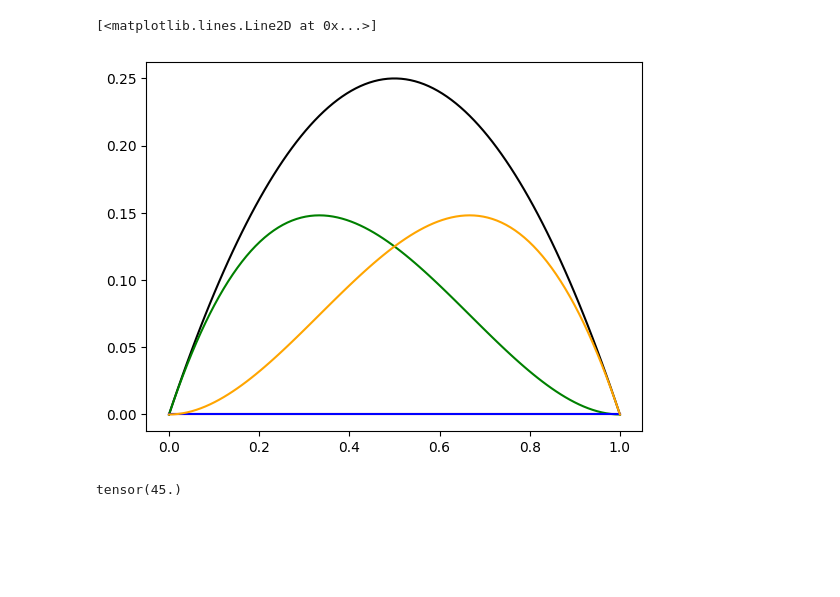
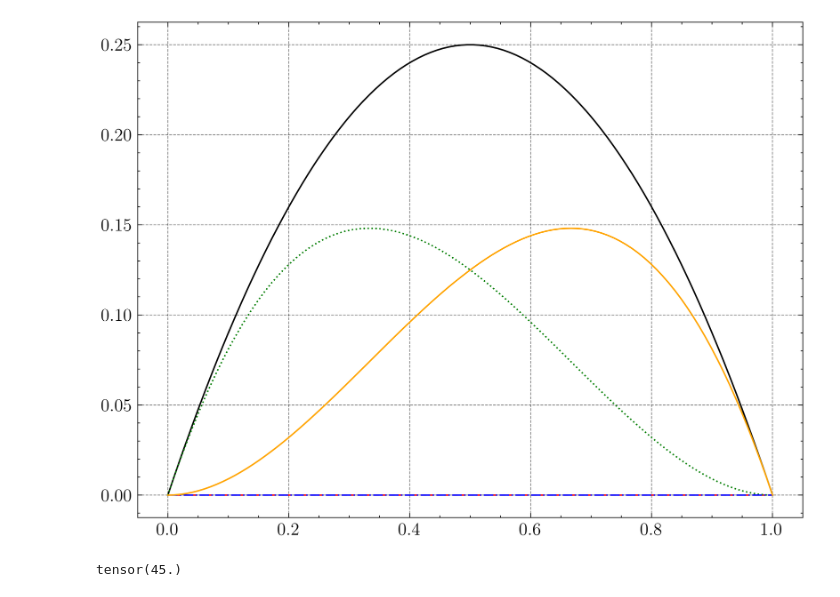
Before and after one commit to mglasder/waam-e2e, a Jupyter notebook: e2e/splines.ipynb, the cells around one changed output. Saved outputs shown, nothing was run; the diff lists cells and outputs as text; code cells hidden in the pictures; blank space fills up the shorter version.

Commit message:
nicer plot

```diff
--- a/e2e/splines.ipynb
+++ b/e2e/splines.ipynb
@@ -1,6 +1,10 @@
 # %%
 import torch
 import matplotlib.pyplot as plt
+import scienceplots
+plt.style.use(['science', 'ieee', 'grid'])
+plt.rcParams.update({"font.size": 12})
+plt.rcParams.update({"legend.frameon": "False"})
 # %%
 def h00(t):
     return 2 * t**3 - 3 * t**2 + 1
@@ -28,12 +36,16 @@ ys = hermite(p0, p1, m0, m1, ts)
 # %%
+from pathlib import Path
+
+plt.figure(figsize=(8, 6))
 plt.plot(ts, ys, color='black')
 plt.plot(ts, h00(ts)*p0, color='red')
 plt.plot(ts, h10(ts)*m0,  color='green')
 plt.plot(ts, h01(ts)*p1, color='blue')
 plt.plot(ts, h11(ts)*m1, color='orange')
+desktop = Path("/Users/magnus/desktop")
+plt.savefig(desktop / "hermite-example.pdf", dpi=300)
 # %% [output]
-[<matplotlib.lines.Line2D at 0x...>]
-[figure, old version]
+[figure, new version]
 # %%
 def slope_to_angle(m):
     return torch.atan(torch.tensor(m)) * 180 / torch.pi
```
Also changed, not shown: parts of 1 cell of this notebook.
